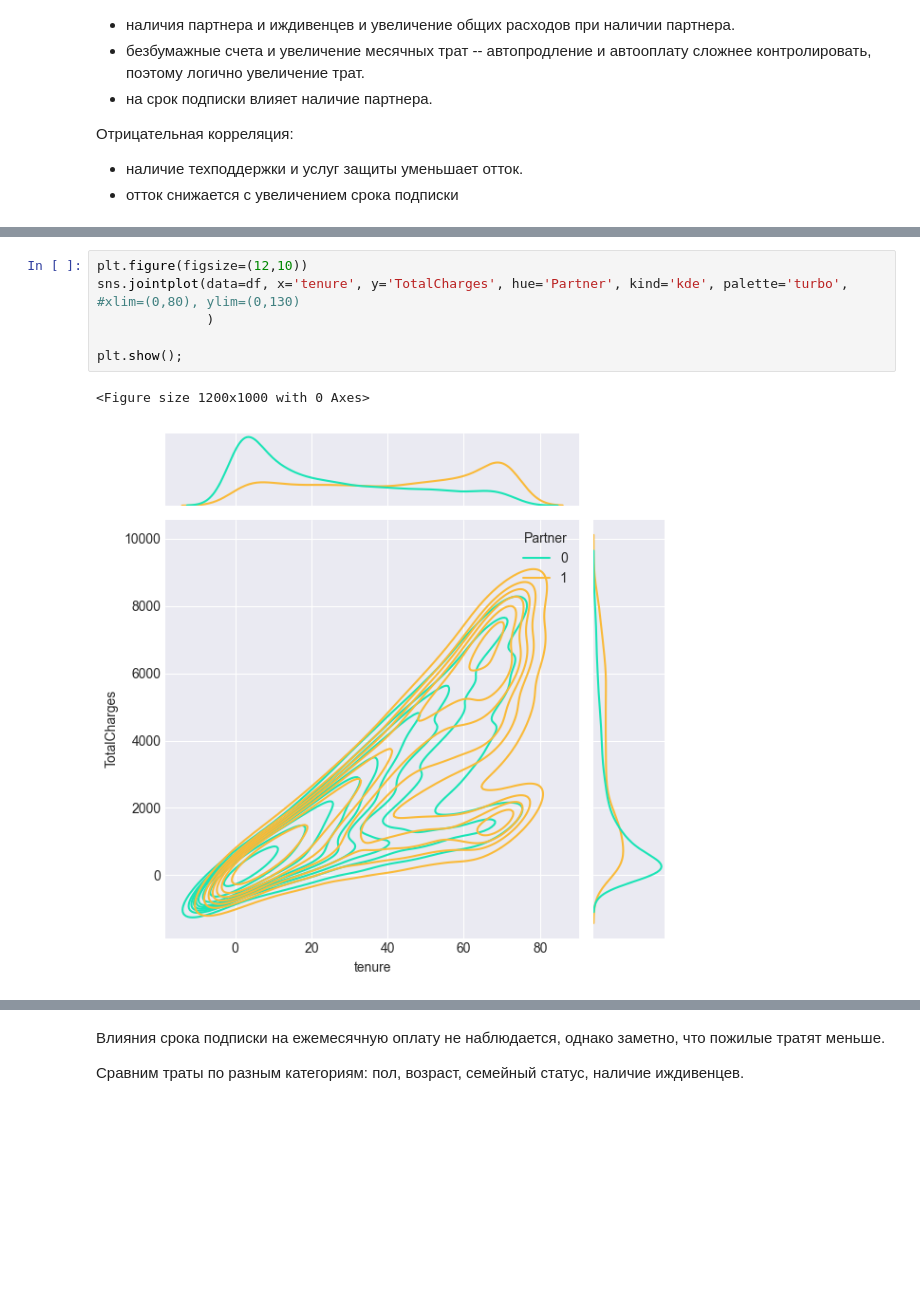
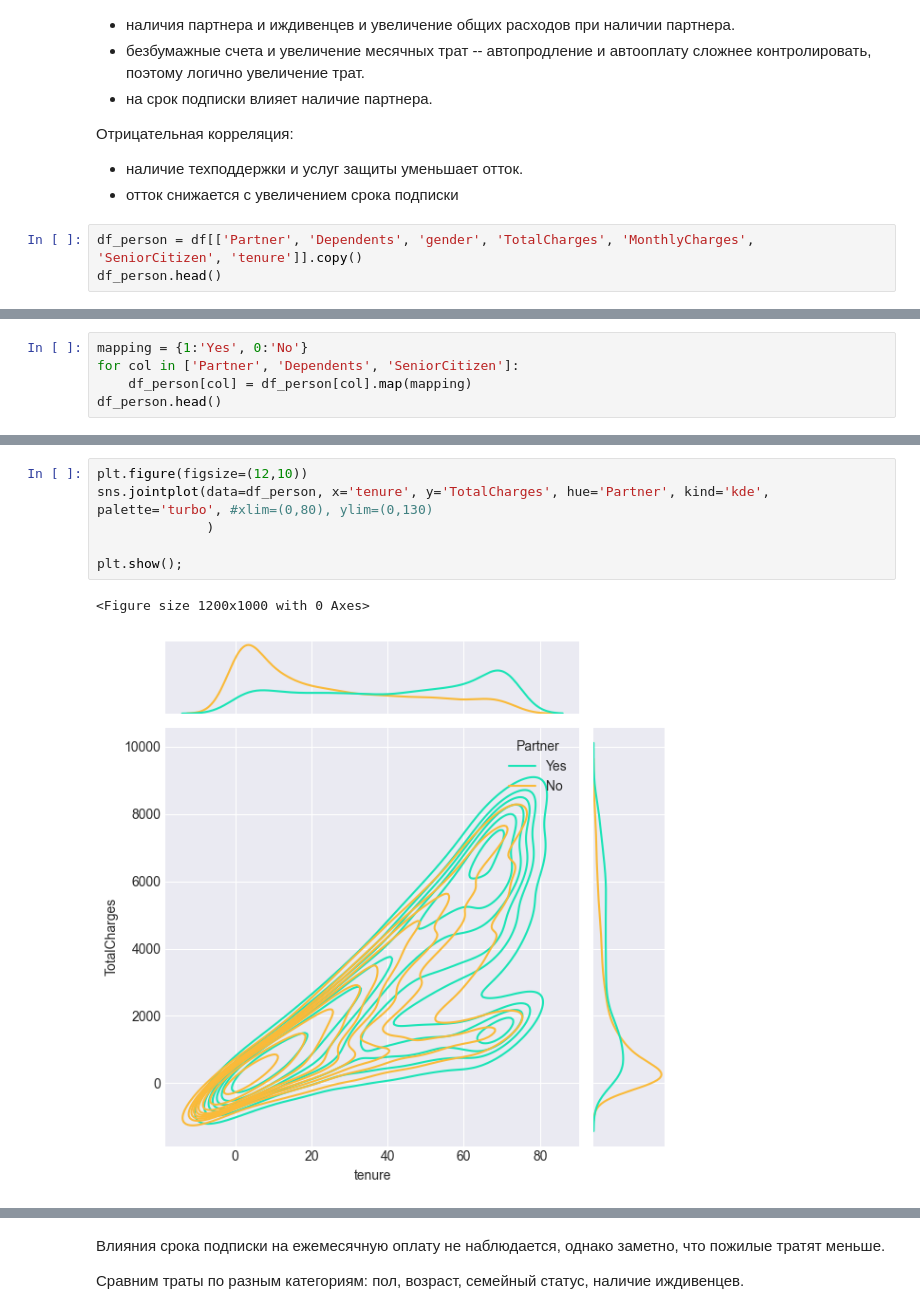
Before and after one commit to MargoUtropova/product_analitics_portfolio, a Jupyter notebook: telecom/notebooks/MobileData_Analysis.ipynb, the cells around one changed output, grey strips where cells are left out. Cells and saved outputs as stored; diff of their text form; blank space fills up the shorter version.

```diff
--- a/telecom/notebooks/MobileData_Analysis.ipynb
+++ b/telecom/notebooks/MobileData_Analysis.ipynb
@@ -93,3 +123,6 @@ plt.show()
 Отрицательная корреляция:
  - наличие техподдержки и услуг защиты уменьшает отток.
  - отток снижается с увеличением срока подписки
+# %%
+df_person = df[['Partner', 'Dependents', 'gender', 'TotalCharges', 'MonthlyCharges', 'SeniorCitizen', 'tenure']].copy()
+df_person.head()
@@ -95,0 +136,5 @@ plt.show()
+# %%
+mapping = {1:'Yes', 0:'No'}
+for col in ['Partner', 'Dependents', 'SeniorCitizen']:
+    df_person[col] = df_person[col].map(mapping)
+df_person.head()
@@ -105,11 +156,11 @@ plt.show();
 # %%
 plt.figure(figsize=(12,10))
-sns.jointplot(data=df, x='tenure', y='TotalCharges', hue='Partner', kind='kde', palette='turbo', #xlim=(0,80), ylim=(0,130)
+sns.jointplot(data=df_person, x='tenure', y='TotalCharges', hue='Partner', kind='kde', palette='turbo', #xlim=(0,80), ylim=(0,130)
               )
 
 plt.show();
 # %% [output]
 <Figure size 1200x1000 with 0 Axes>
-[figure, old version]
+[figure, new version]
 # %%
 plt.figure(figsize=(12,10))
```
Also changed, not shown: parts of 25 cells of this notebook, 1 other file.
